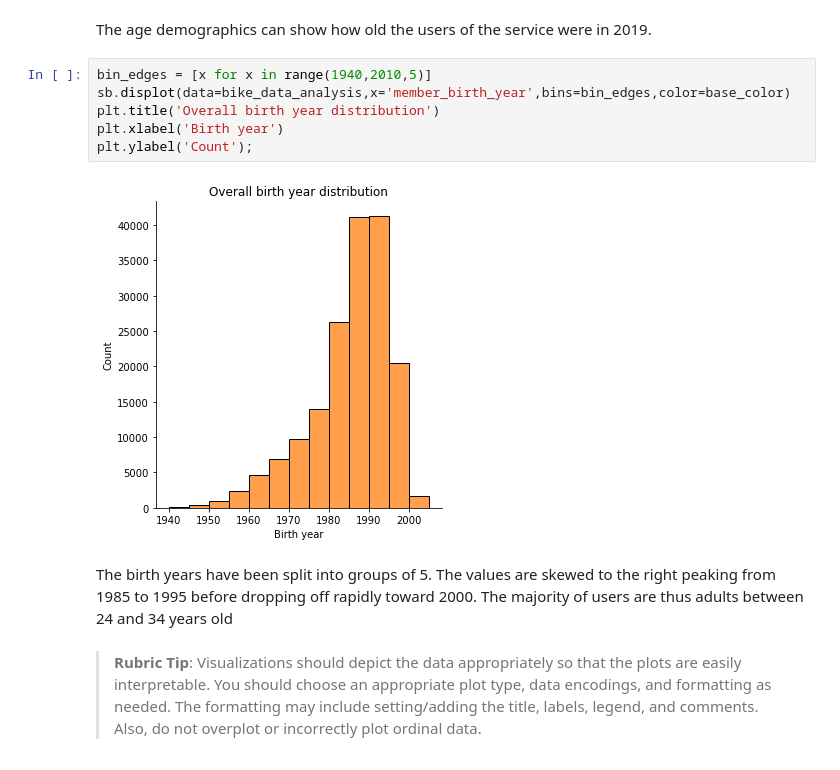
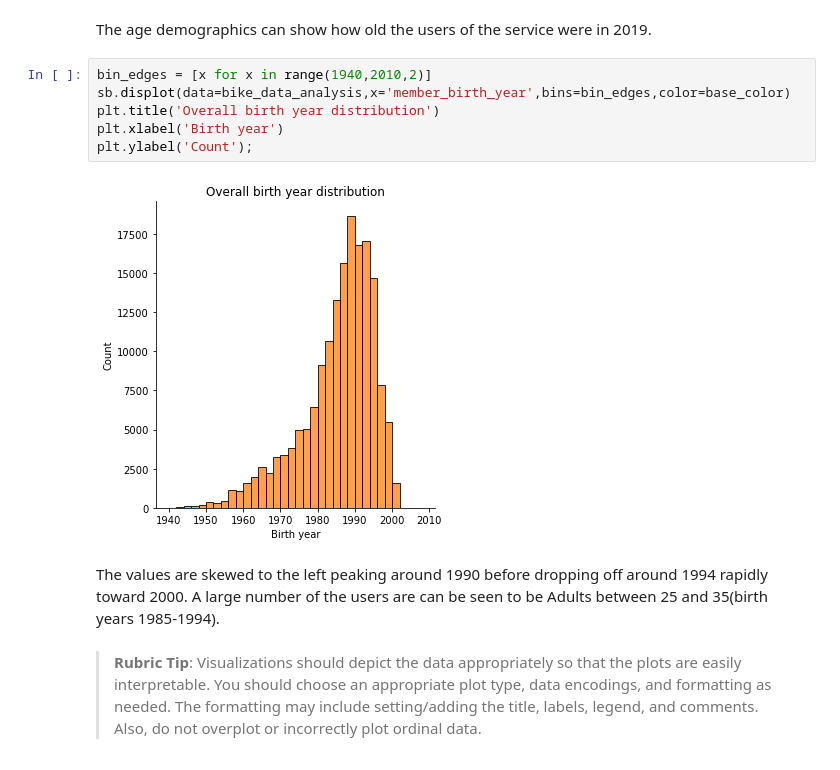
Before and after one commit to LukeConfait/udacity_data_analysis_projects, a Jupyter notebook: project_3/Part_I_exploration_template.ipynb, the cells around one changed output. Cells and saved outputs as stored; diff of their text form.

```diff
--- a/project_3/Part_I_exploration_template.ipynb
+++ b/project_3/Part_I_exploration_template.ipynb
@@ -478,15 +478,15 @@ Males make up the majority followed by female users. There is a small number of
 # %% [markdown]
 The age demographics can show how old the users of the service were in 2019.
 # %%
-bin_edges = [x for x in range(1940,2010,5)]
+bin_edges = [x for x in range(1940,2010,2)]
 sb.displot(data=bike_data_analysis,x='member_birth_year',bins=bin_edges,color=base_color)
 plt.title('Overall birth year distribution')
 plt.xlabel('Birth year')
 plt.ylabel('Count');
 # %% [output]
-[figure, old version]
+[figure, new version]
 # %% [markdown]
-The birth years have been split into groups of 5. The values are skewed to the right peaking from 1985 to 1995 before dropping off rapidly toward 2000. The majority of users are thus adults between 24 and 34 years old
+The values are skewed to the left peaking around 1990 before dropping off around 1994 rapidly toward 2000. A large number of the users are can be seen to be Adults between 25 and 35(birth years 1985-1994).
 # %% [markdown]
 
 
```
Also changed, not shown: parts of 39 cells of this notebook.
